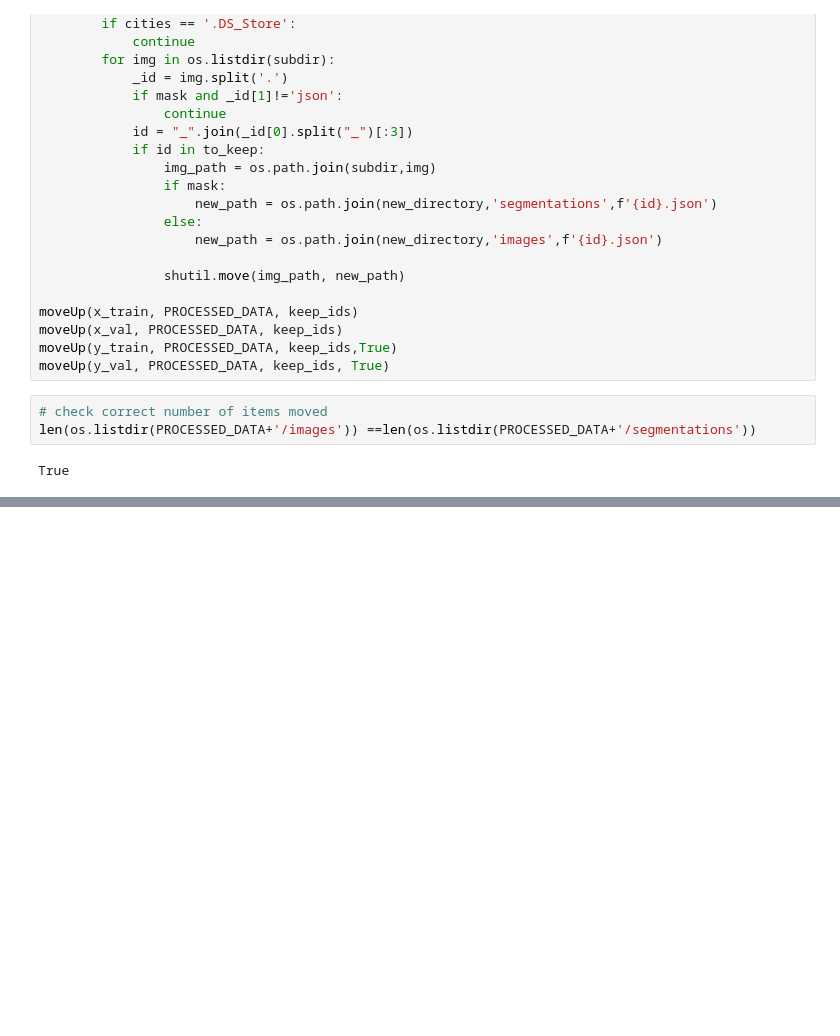
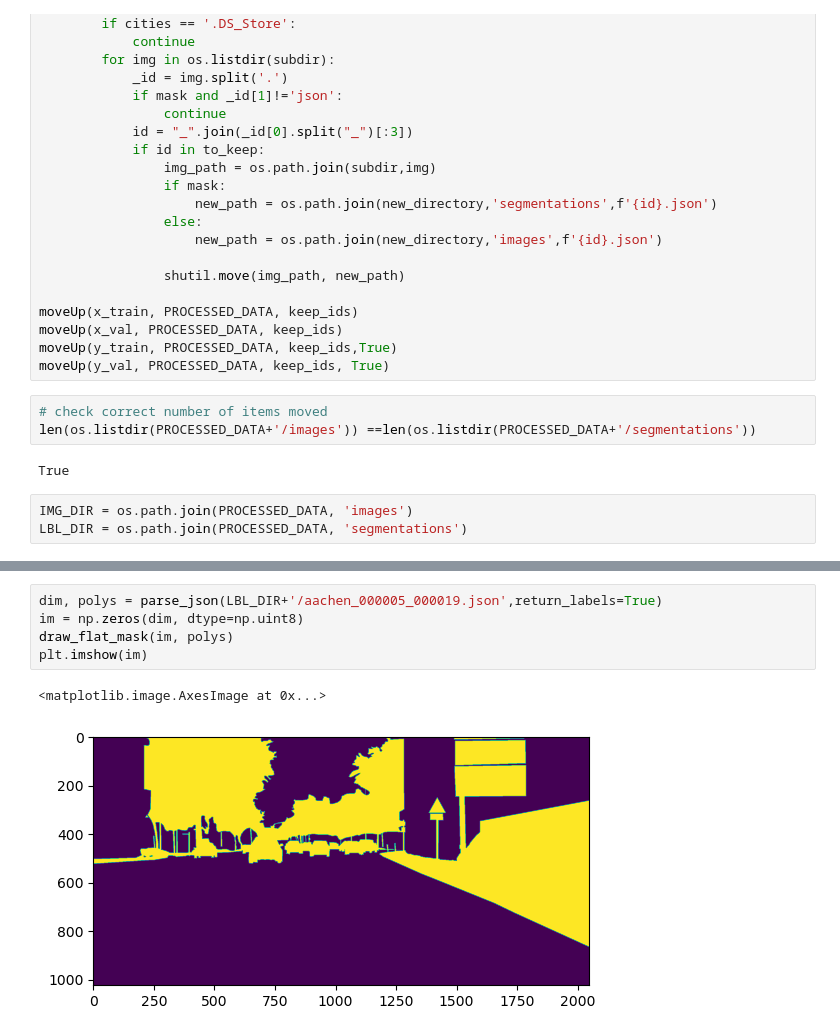
Before and after one commit to DataScienceAndEngineering/deep-learning-final-project-project-sidewalk, a Jupyter notebook: notebooks/explorations/data_prune.ipynb, the cells around one changed output, grey strips where cells are left out. Saved outputs shown, nothing was run; the diff lists cells and outputs as text; blank space fills up the shorter version.

```diff
--- a/notebooks/explorations/data_prune.ipynb
+++ b/notebooks/explorations/data_prune.ipynb
@@ -60,3 +60,6 @@ moveUp(y_val, PROCESSED_DATA, keep_ids, True)
 len(os.listdir(PROCESSED_DATA+'/images')) ==len(os.listdir(PROCESSED_DATA+'/segmentations'))
 # %% [output]
 True
+# %%
+IMG_DIR = os.path.join(PROCESSED_DATA, 'images')
+LBL_DIR = os.path.join(PROCESSED_DATA, 'segmentations')
@@ -62,0 +163,8 @@ True
+# %%
+dim, polys = parse_json(LBL_DIR+'/aachen_000005_000019.json',return_labels=True)
+im = np.zeros(dim, dtype=np.uint8)
+draw_flat_mask(im, polys)
+plt.imshow(im)
+# %% [output]
+<matplotlib.image.AxesImage at 0x...>
+[figure, added]
```
Also changed, not shown: parts of 11 cells of this notebook.
